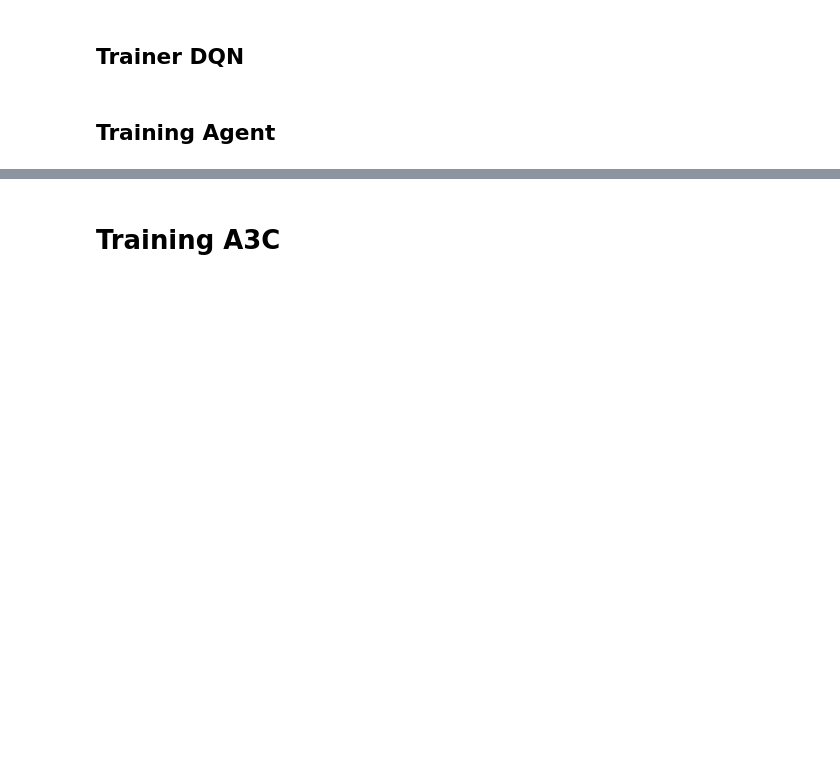
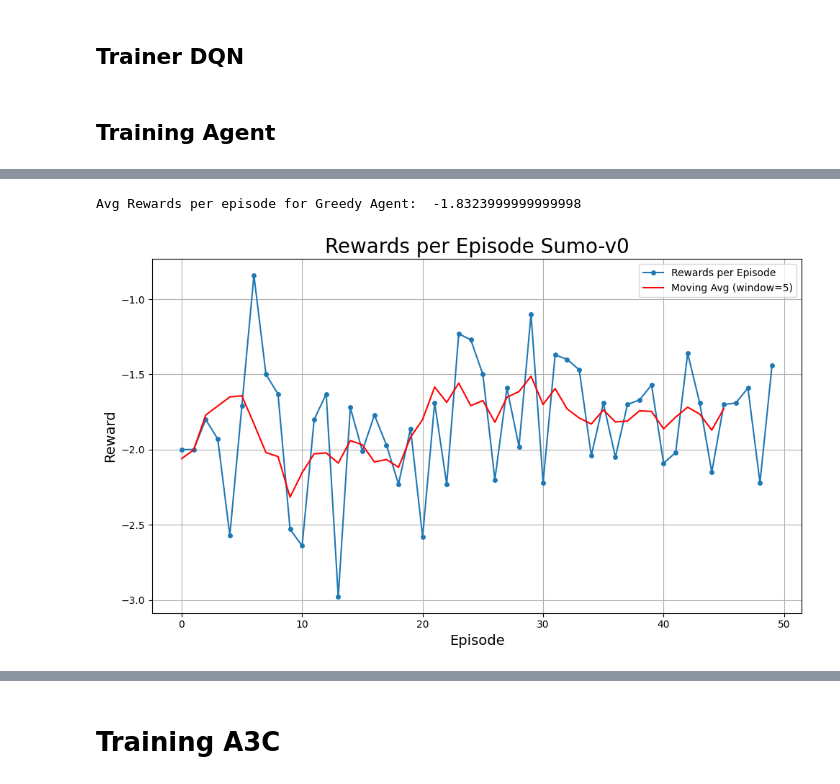
Before and after one commit to KhansaKhanam/ReinforcementLearning_FinalCourseProject, a Jupyter notebook: sumo_DQN.ipynb, the cells around one changed output, grey strips where cells are left out. Cells and saved outputs as stored; diff of their text form; code cells hidden in the pictures; blank space fills up the shorter version.

```diff
--- a/sumo_DQN.ipynb
+++ b/sumo_DQN.ipynb
@@ -515,0 +605,35 @@ Env and Traci closed successfully.
+# %%
+def greedy_agent(agent, model, env, n_episodes=100):
+    epsilon = 0 # For greedy, it chooses only exploitation
+    reward_list = []
+    rewards_per_episode = {}
+    epsilon_values = []
+
+    p_bar = tqdm(range(n_episodes), colour='red', desc='Testing Progress', unit='Episode')
+
+    model.eval()
+    total_rewards = []
+
+    for episode in p_bar:
+        state = env.reset()
+        done = False
+        episode_reward = 0
+
+        while not done:
+            state_tensor = torch.FloatTensor(state).unsqueeze(0)
+            with torch.no_grad():
+                q_values = model(state_tensor)
+                action = torch.argmax(q_values).item()
+
+            next_state, reward, done = env.step(action)
+            episode_reward += reward
+            state = next_state
+
+        reward_list.append(episode_reward)
+        rewards_per_episode[episode] = episode_reward
+
+    print(rewards_per_episode)
+    rewards_per_ep_array = np.array(list(rewards_per_episode.values())).flatten()
+    avg_rewards_over_eps = np.mean(rewards_per_ep_array)
+
+    return avg_rewards_over_eps, rewards_per_episode, epsilon_values
@@ -515,0 +649,6 @@ Env and Traci closed successfully.
+# %%
+print("Avg Rewards per episode for Greedy Agent: ", greedy_avg_rewards_over_eps)
+rewards_per_episode_plot_2(greedy_rewards_per_eps, 'Sumo-v0', window_size=5)
+# %% [output]
+Avg Rewards per episode for Greedy Agent:  -1.8323999999999998
+[figure, added]
```
Also changed, not shown: parts of 14 cells of this notebook, 3 other files.
